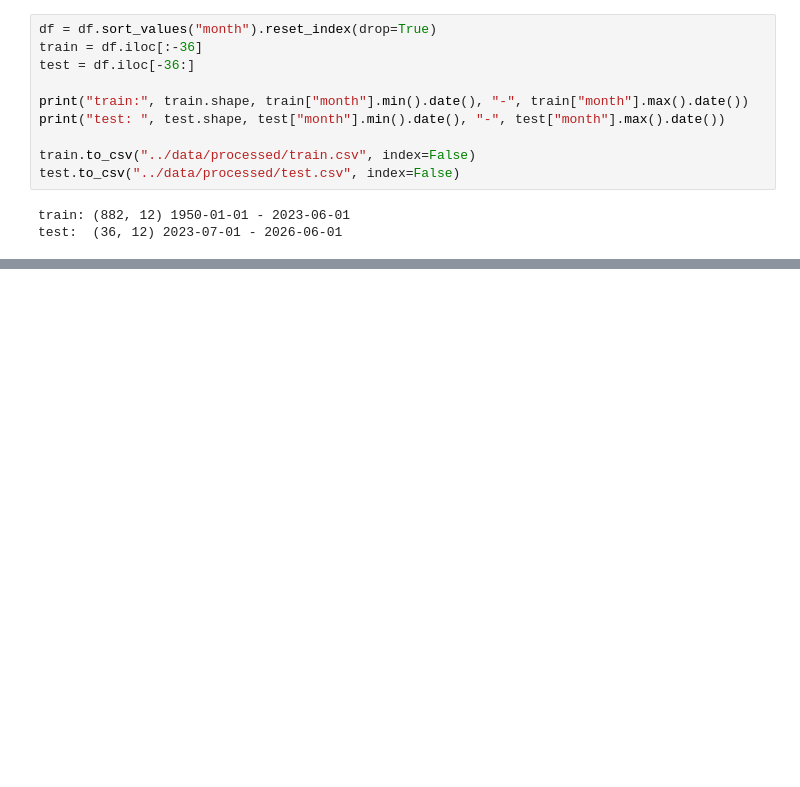
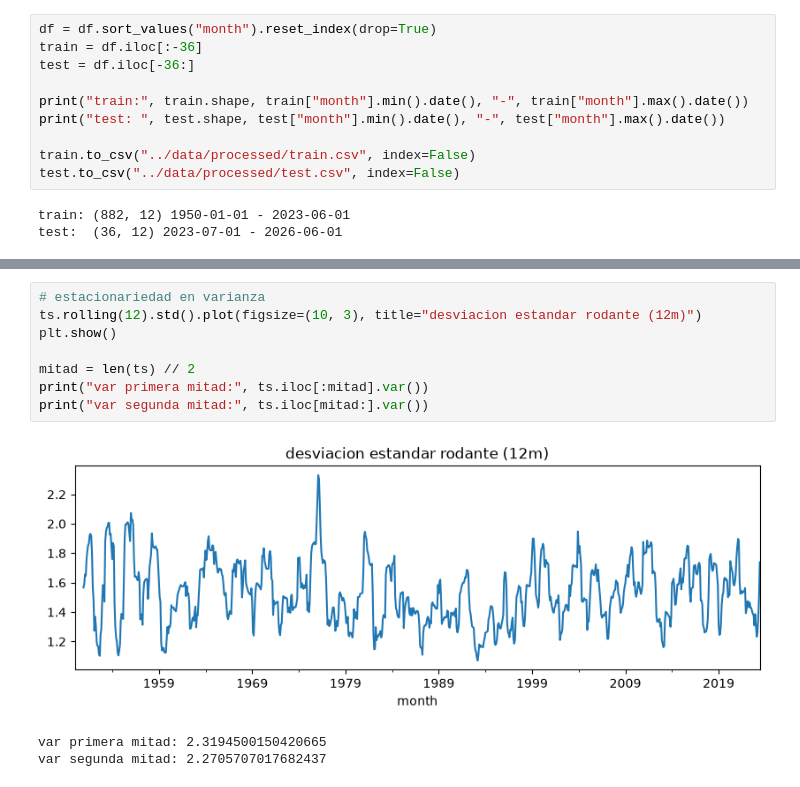
Before and after one commit to UVG-Tareas-y-proyectos/ejercicios_de_series, a Jupyter notebook: notebooks/ejercicios.ipynb, the cells around one changed output, grey strips where cells are left out. Drawn from its saved outputs; the diff is of its cells as text; blank space fills up the shorter version.

```diff
--- a/notebooks/ejercicios.ipynb
+++ b/notebooks/ejercicios.ipynb
@@ -86,0 +124,12 @@ test:  (36, 12) 2023-07-01 - 2026-06-01
+# %%
+# estacionariedad en varianza
+ts.rolling(12).std().plot(figsize=(10, 3), title="desviacion estandar rodante (12m)")
+plt.show()
+
+mitad = len(ts) // 2
+print("var primera mitad:", ts.iloc[:mitad].var())
+print("var segunda mitad:", ts.iloc[mitad:].var())
+# %% [output]
+[figure, added]
+var primera mitad: 2.3194500150420665
+var segunda mitad: 2.2705707017682437
```
Also changed, not shown: parts of 5 cells of this notebook.
